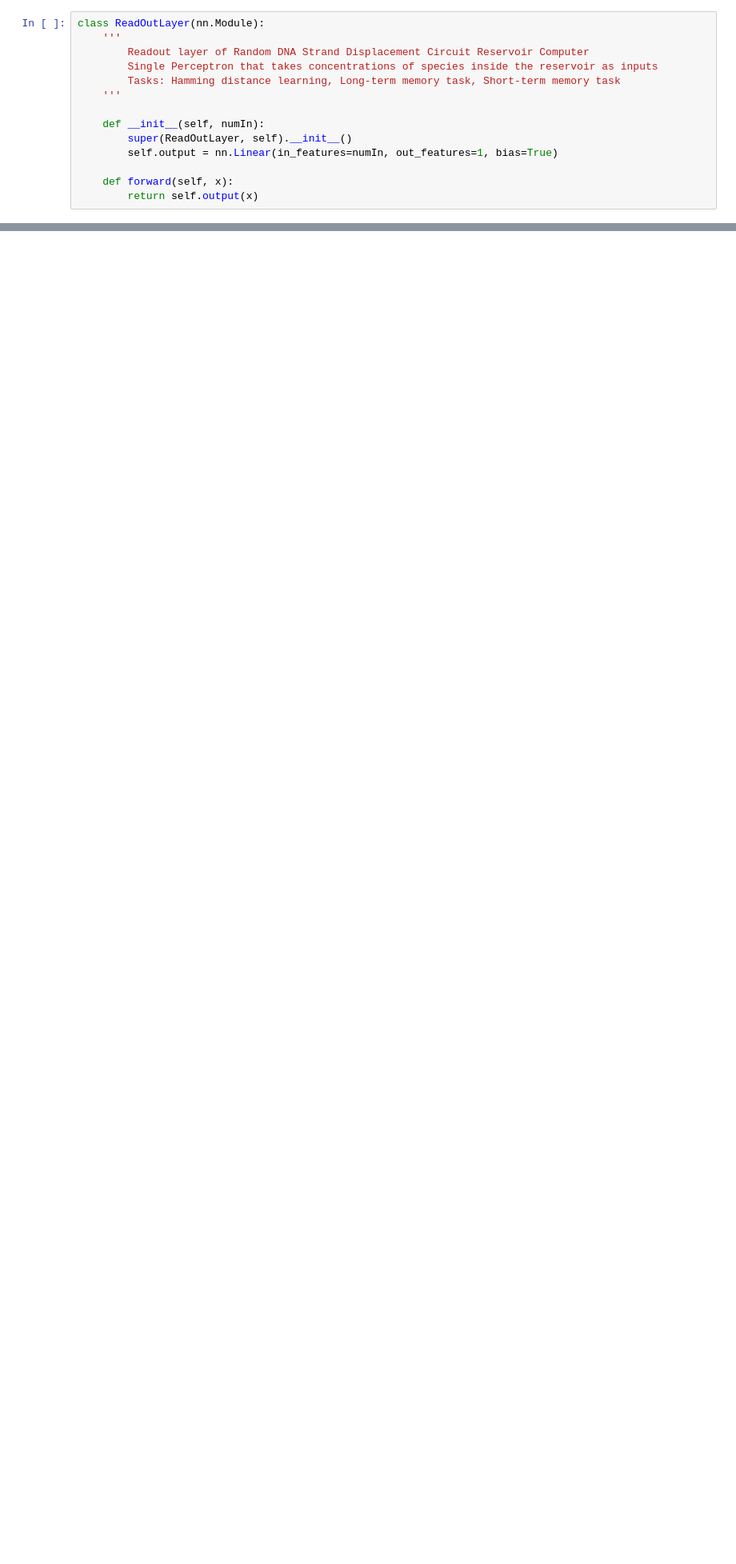
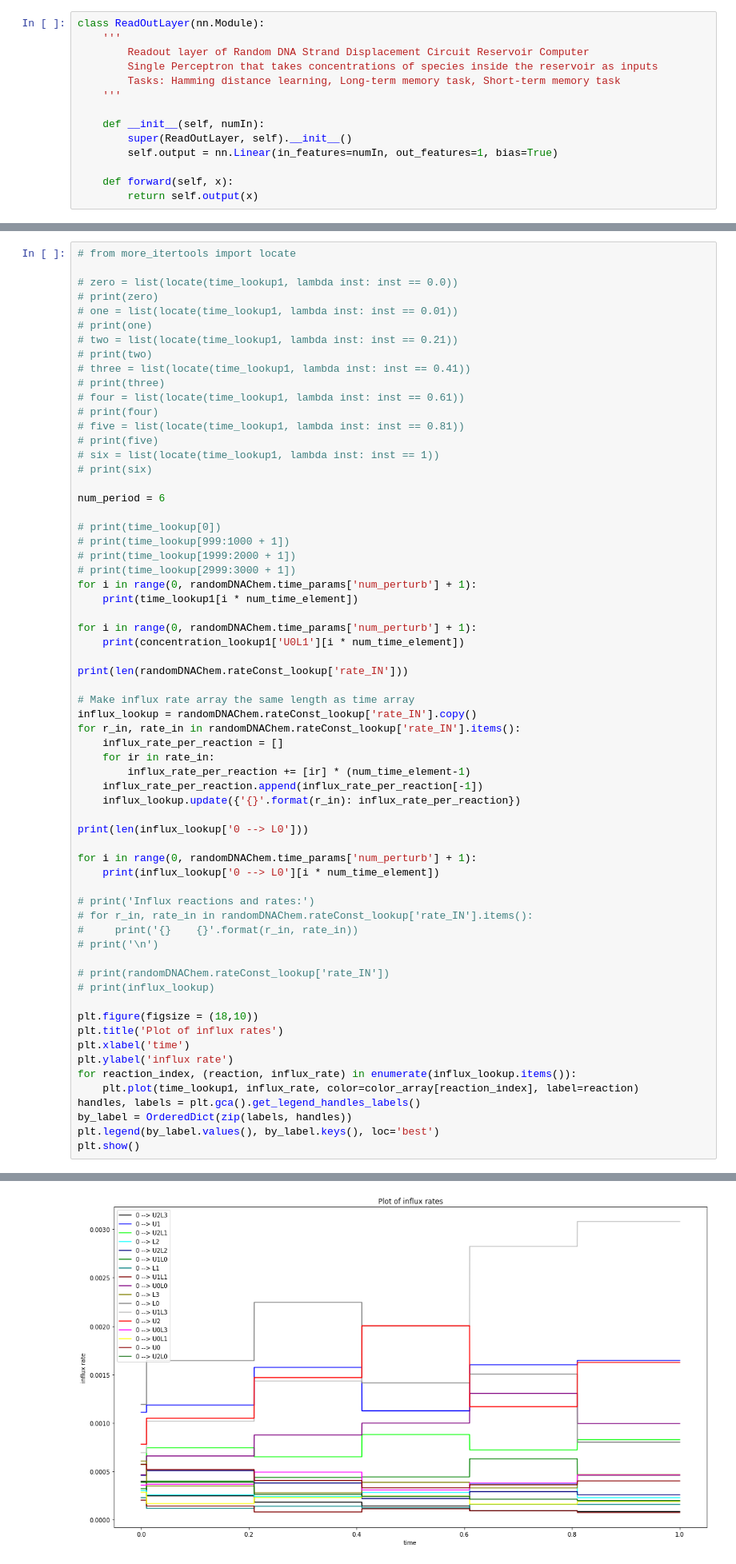
Before and after one commit to hoang24/Random-DNA-Chemistry-Python, a Jupyter notebook: core/readout_display.ipynb, the cells around one changed output, grey strips where cells are left out. Shown: that part at 80% size. Drawn from its saved outputs; the diff is of its cells as text; blank space fills up the shorter version.

```diff
--- a/core/readout_display.ipynb
+++ b/core/readout_display.ipynb
@@ -286,0 +304,65 @@ Testing model:
+# %%
+# from more_itertools import locate
+
+# zero = list(locate(time_lookup1, lambda inst: inst == 0.0))
+# print(zero)
+# one = list(locate(time_lookup1, lambda inst: inst == 0.01))
+# print(one)
+# two = list(locate(time_lookup1, lambda inst: inst == 0.21))
+# print(two)
+# three = list(locate(time_lookup1, lambda inst: inst == 0.41))
+# print(three)
+# four = list(locate(time_lookup1, lambda inst: inst == 0.61))
+# print(four)
+# five = list(locate(time_lookup1, lambda inst: inst == 0.81))
+# print(five)
+# six = list(locate(time_lookup1, lambda inst: inst == 1))
+# print(six)
+
+num_period = 6
+
+# print(time_lookup[0])
+# print(time_lookup[999:1000 + 1])
+# print(time_lookup[1999:2000 + 1])
+# print(time_lookup[2999:3000 + 1])
+for i in range(0, randomDNAChem.time_params['num_perturb'] + 1):
+    print(time_lookup1[i * num_time_element])
+
+for i in range(0, randomDNAChem.time_params['num_perturb'] + 1):
+    print(concentration_lookup1['U0L1'][i * num_time_element])
+
+print(len(randomDNAChem.rateConst_lookup['rate_IN']))
+
+# Make influx rate array the same length as time array
+influx_lookup = randomDNAChem.rateConst_lookup['rate_IN'].copy()
+for r_in, rate_in in randomDNAChem.rateConst_lookup['rate_IN'].items():
+    influx_rate_per_reaction = []
+    for ir in rate_in:
+        influx_rate_per_reaction += [ir] * (num_time_element-1)
+    influx_rate_per_reaction.append(influx_rate_per_reaction[-1])
+    influx_lookup.update({'{}'.format(r_in): influx_rate_per_reaction})
+
+print(len(influx_lookup['0 --> L0']))
+
+for i in range(0, randomDNAChem.time_params['num_perturb'] + 1):
+    print(influx_lookup['0 --> L0'][i * num_time_element])
+
+# print('Influx reactions and rates:')
+# for r_in, rate_in in randomDNAChem.rateConst_lookup['rate_IN'].items():
+#     print('{}    {}'.format(r_in, rate_in))
+# print('\n')
+
+# print(randomDNAChem.rateConst_lookup['rate_IN'])
+# print(influx_lookup)
+
+plt.figure(figsize = (18,10))
+plt.title('Plot of influx rates')
+plt.xlabel('time')
+plt.ylabel('influx rate')
+for reaction_index, (reaction, influx_rate) in enumerate(influx_lookup.items()):
+    plt.plot(time_lookup1, influx_rate, color=color_array[reaction_index], label=reaction)
+handles, labels = plt.gca().get_legend_handles_labels()
+by_label = OrderedDict(zip(labels, handles))
+plt.legend(by_label.values(), by_label.keys(), loc='best')
+plt.show()
+# %% [output]
@@ -286,0 +389 @@ Testing model:
+[figure, added]
```
Also changed, not shown: parts of 14 cells of this notebook, 2 other files.
